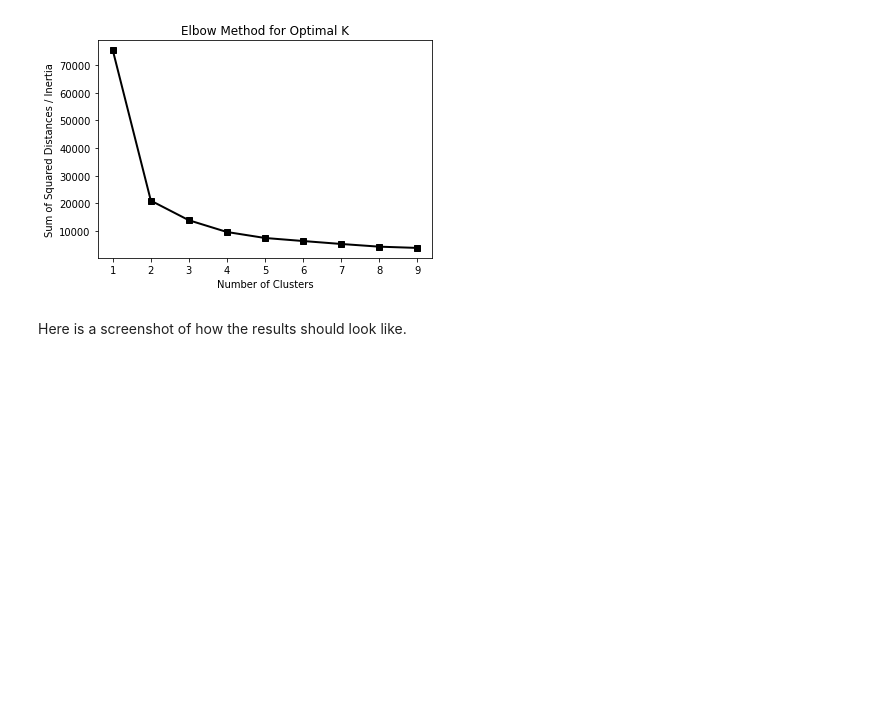
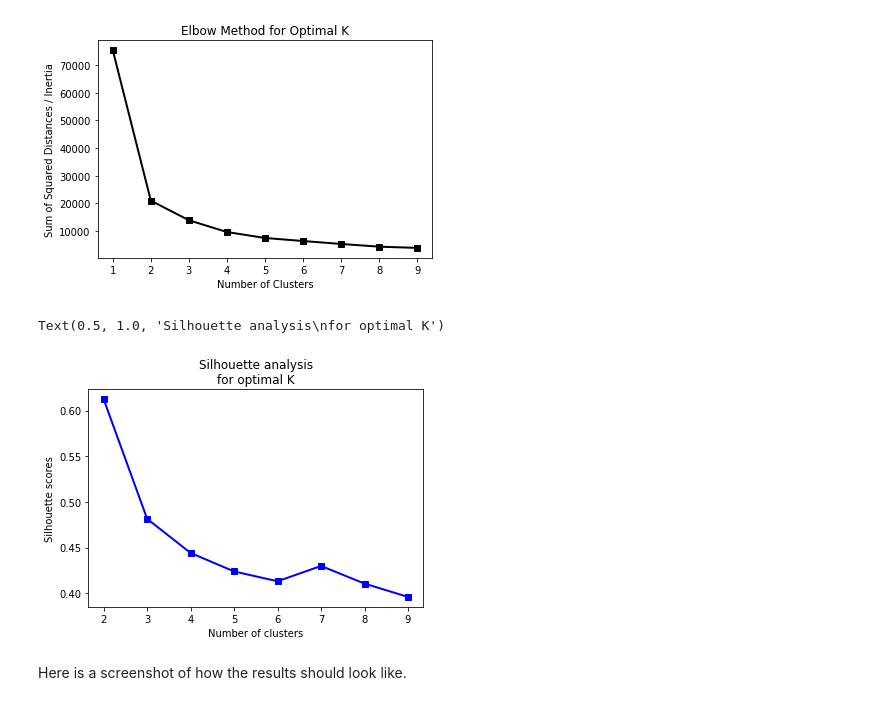
Before and after one commit to Etienne-98/2022_Intro_Python, a Jupyter notebook: Exercises/W4_S1.ipynb, the cells around one changed output. Cells and saved outputs as stored; diff of their text form; code cells hidden in the pictures; blank space fills up the shorter version.

```diff
--- a/Exercises/W4_S1.ipynb
+++ b/Exercises/W4_S1.ipynb
@@ -147,11 +186,11 @@ from sklearn._________ import __________________
 # %%
 # Perform silhouette analysis following instructions in the tutorial notebook
-______________ = []
+sil_average = []                    # create an empty list
 for num_clusters in range(2,10):
   # initialise kmeans
-  ______ = _______(___________)
-  ______.fit(X)
-  cluster_labels = _______.__________
+  kmeans = KMeans(n_clusters=num_clusters)   # initialising
+  kmeans.fit(X)                              # fitting
+  cluster_labels = kmeans.labels_            # labelling
 
   # silhouette score
-  _____________.append(silhouette_score(_, ________________))
+  sil_average.append(silhouette_score(X, cluster_labels))
@@ -160,3 +197,14 @@ for num_clusters in range(2,10):
+# %%
+# Plot your silhouette analysis result here.
+plt.plot(range(2,10),
+         sil_average,
+         marker='s', c='b', lw=2)
+plt.xlabel('Number of clusters')
+plt.ylabel('Silhouette scores')
+plt.title('Silhouette analysis\nfor optimal K')
+# %% [output]
+Text(0.5, 1.0, 'Silhouette analysis\nfor optimal K')
+[figure, added]
 # %% [markdown]
 Here is a screenshot of how the results should look like.
 # %% [markdown]
```
Also changed, not shown: parts of 15 cells of this notebook.
